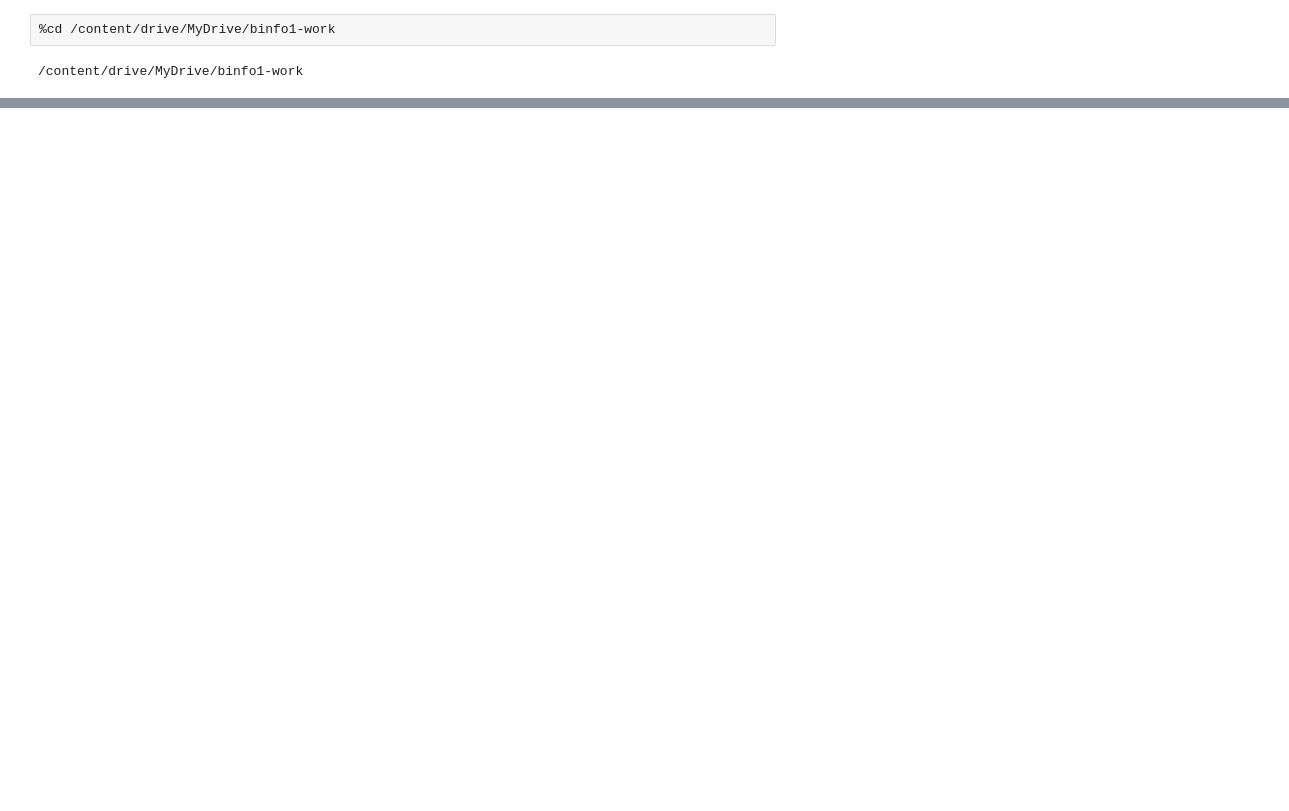
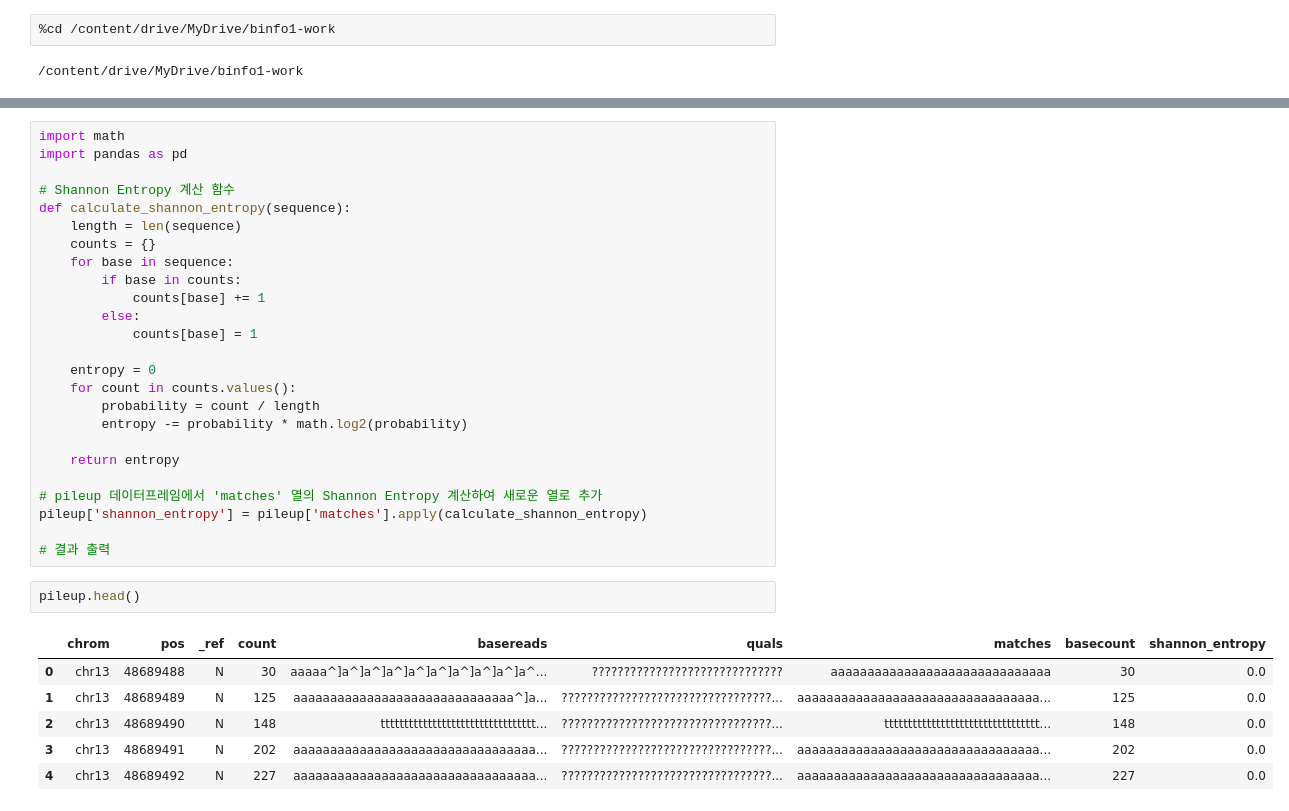
Before and after one commit to YUHYUNSEONG/YHS, a Jupyter notebook: bioinfoproject_YHS.ipynb, the cells around one changed output, grey strips where cells are left out. Saved outputs shown, nothing was run; the diff lists cells and outputs as text; blank space fills up the shorter version.

```diff
--- a/bioinfoproject_YHS.ipynb
+++ b/bioinfoproject_YHS.ipynb
@@ -185,0 +296,34 @@ KeyboardInterrupt: ignored
+# %%
+import math
+import pandas as pd
+
+# Shannon Entropy 계산 함수
+def calculate_shannon_entropy(sequence):
+    length = len(sequence)
+    counts = {}
+    for base in sequence:
+        if base in counts:
+            counts[base] += 1
+        else:
+            counts[base] = 1
+
+    entropy = 0
+    for count in counts.values():
+        probability = count / length
+        entropy -= probability * math.log2(probability)
+
+    return entropy
+
+# pileup 데이터프레임에서 'matches' 열의 Shannon Entropy 계산하여 새로운 열로 추가
+pileup['shannon_entropy'] = pileup['matches'].apply(calculate_shannon_entropy)
+
+# 결과 출력
+# %%
+pileup.head()
+# %% [output]
+|  | chrom | pos | _ref | count | basereads | quals | matches | basecount | shannon_entropy |
+| 0 | chr13 | 48689488 | N | 30 | aaaaa^]a^]a^]a^]a^]a^]a^]a^]a^]a^... | ?????????????????????????????? | aaaaaaaaaaaaaaaaaaaaaaaaaaaaaa | 30 | 0.0 |
+| 1 | chr13 | 48689489 | N | 125 | aaaaaaaaaaaaaaaaaaaaaaaaaaaaaa^]a... | ?????????????????????????????????... | aaaaaaaaaaaaaaaaaaaaaaaaaaaaaaaaa... | 125 | 0.0 |
+| 2 | chr13 | 48689490 | N | 148 | ttttttttttttttttttttttttttttttttt... | ?????????????????????????????????... | ttttttttttttttttttttttttttttttttt... | 148 | 0.0 |
+| 3 | chr13 | 48689491 | N | 202 | aaaaaaaaaaaaaaaaaaaaaaaaaaaaaaaaa... | ?????????????????????????????????... | aaaaaaaaaaaaaaaaaaaaaaaaaaaaaaaaa... | 202 | 0.0 |
+| 4 | chr13 | 48689492 | N | 227 | aaaaaaaaaaaaaaaaaaaaaaaaaaaaaaaaa... | ?????????????????????????????????... | aaaaaaaaaaaaaaaaaaaaaaaaaaaaaaaaa... | 227 | 0.0 |
```
Also changed, not shown: parts of 36 cells of this notebook.
